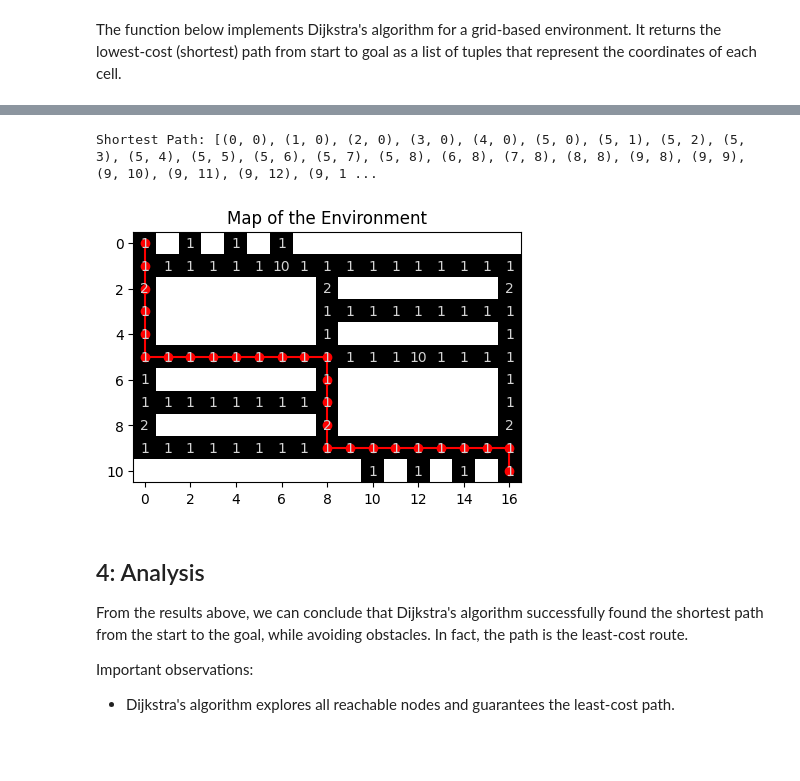
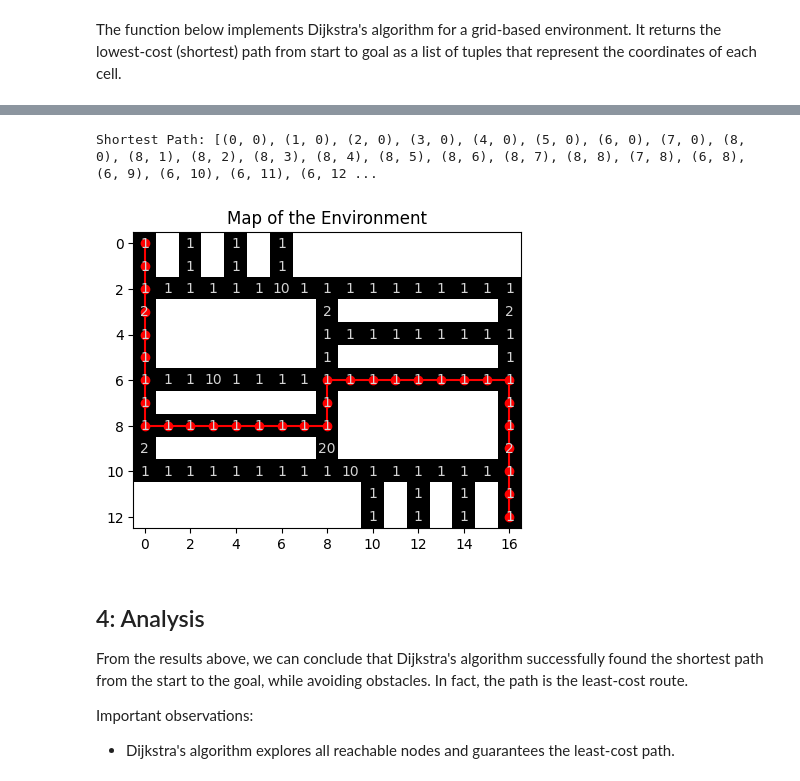
Before and after one commit to felipenmartins/Mobile-Robot-Control, a Jupyter notebook: path_planning_dijkstra_RAFmap.ipynb, the cells around one changed output, grey strips where cells are left out. Drawn from its saved outputs; the diff is of its cells as text; code cells hidden in the pictures; blank space fills up the shorter version.

```diff
--- a/path_planning_dijkstra_RAFmap.ipynb
+++ b/path_planning_dijkstra_RAFmap.ipynb
@@ -50,12 +52,10 @@ def create_grid():
 grid = create_grid()
 # %% [markdown]
 The cost of moving to a specific cell is represented by the cost array. In a uniform world, you could consider that moving to a neighboring cell always has a cost of one. Or, you could assign higher costs to cells that have higher risk of collision, for example.
-# %%
-costs = np.ones(grid.shape) # uniform cost
-print(costs)
 # %%
 def create_costs():
     costs = np.array([
+        [1, 1, 1, 1, 1, 1, 1, 1, 1, 1, 1, 1, 1, 1, 1, 1, 1,],
         [1, 1, 1, 1, 1, 1, 1, 1, 1, 1, 1, 1, 1, 1, 1, 1, 1,],
         [1, 1, 1, 1, 1, 1, 1, 1, 1, 1, 1, 1, 1, 1, 1, 1, 1,],
         [2, 1, 1, 1, 1, 1, 1, 1, 2, 1, 1, 1, 1, 1, 1, 1, 2,],
@@ -66,6 +66,7 @@ def create_costs():
         [1, 1, 1, 1, 1, 1, 1, 1, 1, 1, 1, 1, 1, 1, 1, 1, 1,],
         [2, 1, 1, 1, 1, 1, 1, 1, 2, 1, 1, 1, 1, 1, 1, 1, 2,],
         [1, 1, 1, 1, 1, 1, 1, 1, 1, 1, 1, 1, 1, 1, 1, 1, 1,],
+        [1, 1, 1, 1, 1, 1, 1, 1, 1, 1, 1, 1, 1, 1, 1, 1, 1,],
         [1, 1, 1, 1, 1, 1, 1, 1, 1, 1, 1, 1, 1, 1, 1, 1, 1,]
     ])
     return costs
@@ -148,7 +149,7 @@ def dijkstra(grid, costs, start, goal):
     priority_queue = []  # Priority queue ensures that nodes are processed in order of increasing distance
     heapq.heappush(priority_queue, (0, start))  # Initializes queue with the start node and distance to start
 
-    directions = [(0, 1), (1, 0), (0, -1), (-1, 0)]  # Right, Down, Left, Up
+    directions = [(-1, 0), (1, 0), (0, -1), (0, 1)]  # Up, Down, Left, Right
 
     while priority_queue:
         current_distance, current_node = heapq.heappop(priority_queue)
@@ -194,6 +195,6 @@ In this example, the start cell is the top-left corner (0, 0) and the goal cell
 # %%
 start =  (0, 0)
-goal = (10, 16)
+goal = (12, 16)
 
 path = dijkstra(grid, costs, start, goal)
 print("Shortest Path:", path)
@@ -210,30 +211,32 @@ Below, we change the costs of a few cells in column 1 and run the algorithm agai
 # %%
 def create_costs():
     costs = np.array([
+        [1, 1, 1, 1, 1, 1, 1, 1, 1, 1, 1, 1, 1, 1, 1, 1, 1,],
         [1, 1, 1, 1, 1, 1, 1, 1, 1, 1, 1, 1, 1, 1, 1, 1, 1,],
         [1, 1, 1, 1, 1, 1, 10, 1, 1, 1, 1, 1, 1, 1, 1, 1, 1,],
         [2, 1, 1, 1, 1, 1, 1, 1, 2, 1, 1, 1, 1, 1, 1, 1, 2,],
         [1, 1, 1, 1, 1, 1, 1, 1, 1, 1, 1, 1, 1, 1, 1, 1, 1,],
         [1, 1, 1, 1, 1, 1, 1, 1, 1, 1, 1, 1, 1, 1, 1, 1, 1,],
-        [1, 1, 1, 1, 1, 1, 1, 1, 1, 1, 1, 1, 10, 1, 1, 1, 1,],
+        [1, 1, 1, 10, 1, 1, 1, 1, 1, 1, 1, 1, 1, 1, 1, 1, 1,],
         [1, 1, 1, 1, 1, 1, 1, 1, 1, 1, 1, 1, 1, 1, 1, 1, 1,],
         [1, 1, 1, 1, 1, 1, 1, 1, 1, 1, 1, 1, 1, 1, 1, 1, 1,],
-        [2, 1, 1, 1, 1, 1, 1, 1, 2, 1, 1, 1, 1, 1, 1, 1, 2,],
+        [2, 1, 1, 1, 1, 1, 1, 1, 20, 1, 1, 1, 1, 1, 1, 1, 2,],
+        [1, 1, 1, 1, 1, 1, 1, 1, 1, 10, 1, 1, 1, 1, 1, 1, 1,],
         [1, 1, 1, 1, 1, 1, 1, 1, 1, 1, 1, 1, 1, 1, 1, 1, 1,],
         [1, 1, 1, 1, 1, 1, 1, 1, 1, 1, 1, 1, 1, 1, 1, 1, 1,]
     ])
     return costs
 
 costs = create_costs()
 
 path = dijkstra(grid, costs, start, goal)
 print("Shortest Path:", path)
 
 # Visualize the Path
 plot_grid(grid, path=path)
 # %% [output]
-Shortest Path: [(0, 0), (1, 0), (2, 0), (3, 0), (4, 0), (5, 0), (5, 1), (5, 2), (5, 3), (5, 4), (5, 5), (5, 6), (5, 7), (5, 8), (6, 8), (7, 8), (8, 8), (9, 8), (9, 9), (9, 10), (9, 11), (9, 12), (9, 1 ...
+Shortest Path: [(0, 0), (1, 0), (2, 0), (3, 0), (4, 0), (5, 0), (6, 0), (7, 0), (8, 0), (8, 1), (8, 2), (8, 3), (8, 4), (8, 5), (8, 6), (8, 7), (8, 8), (7, 8), (6, 8), (6, 9), (6, 10), (6, 11), (6, 12 ...
-[figure, old version]
+[figure, new version]
 # %% [markdown]
 ## 4: Analysis
 
```
Also changed, not shown: parts of 6 cells of this notebook.
